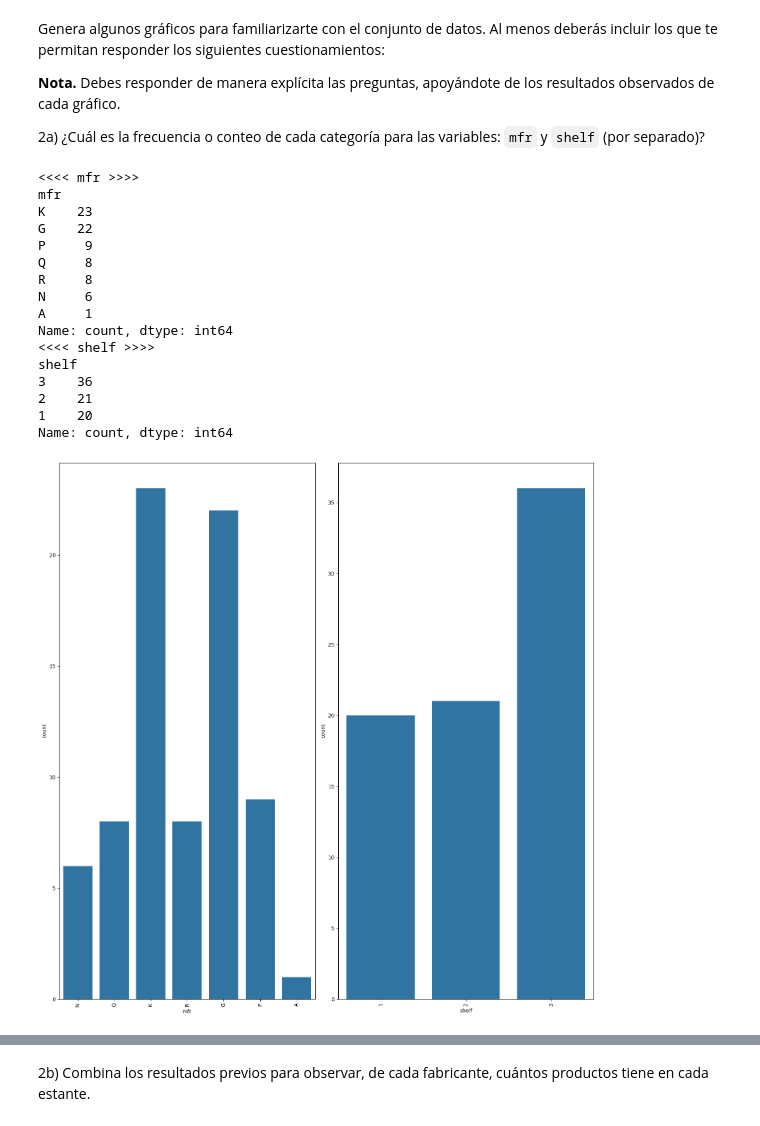
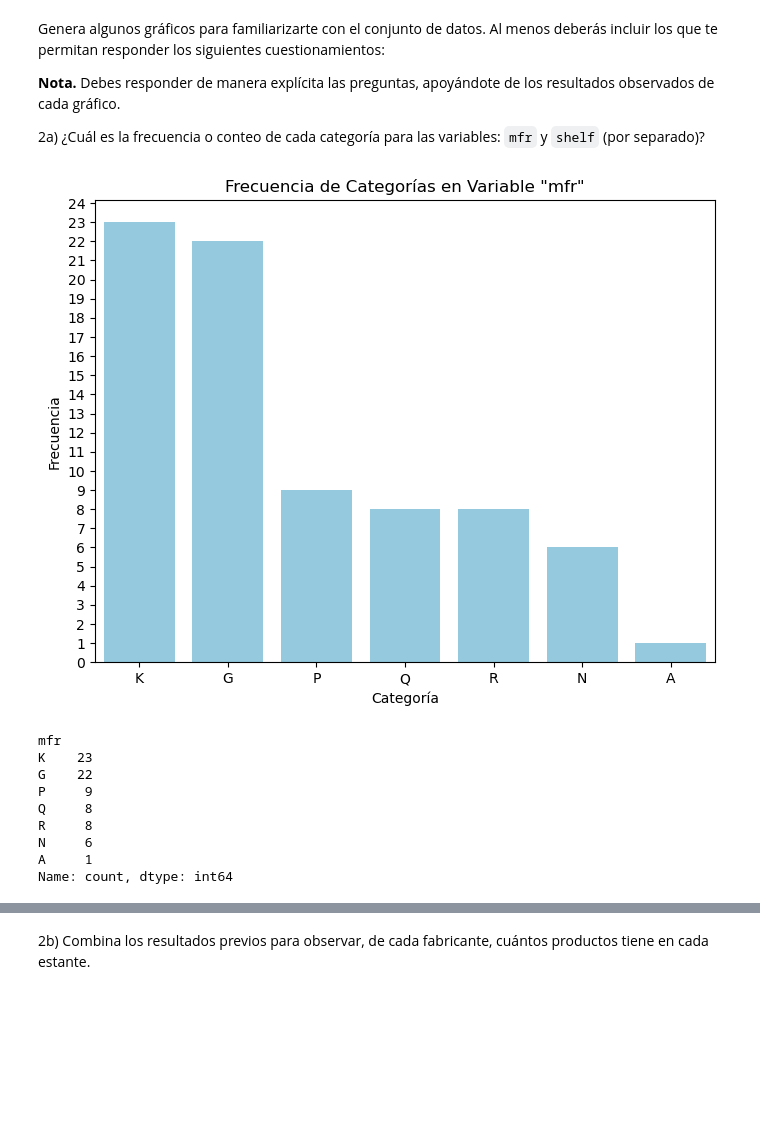
Before and after one commit to gparedesg/repo-equipo-1, a Jupyter notebook: Actividad7PCA.ipynb, the cells around one changed output, grey strips where cells are left out. Saved outputs shown, nothing was run; the diff lists cells and outputs as text; code cells hidden in the pictures; blank space fills up the shorter version.

```diff
--- a/Actividad7PCA.ipynb
+++ b/Actividad7PCA.ipynb
@@ -110,19 +107,0 @@ def countVariableValues(df,columns):
-# %%
-countVariableValues(cereals_df,['mfr', 'shelf'])
-# %% [output]
-<<<< mfr >>>>
-mfr
-K    23
-G    22
-P     9
-Q     8
-R     8
-N     6
-A     1
-Name: count, dtype: int64
-<<<< shelf >>>>
-shelf
-3    36
-2    21
-1    20
-Name: count, dtype: int64
@@ -137,4 +108,33 @@ def graphCountplot(df, columns):
-# %%
-graphCountplot(cereals_df, ['mfr', 'shelf'])
-# %% [output]
-[figure, removed]
+# %%
+# Frecuencia de cada categoría en la variable "mfr".
+frecuencia_mfr = cereals_df['mfr'].value_counts()
+
+# Configuración de gráfico.
+plt.figure(figsize = (8, 6))
+sns.barplot(x = frecuencia_mfr.index, y = frecuencia_mfr, color = 'skyblue')
+
+# Etiquetas
+plt.title('Frecuencia de Categorías en Variable "mfr"')
+plt.xlabel('Categoría')
+plt.ylabel('Frecuencia')
+
+# Ajuste de valores de ejes.
+ax = plt.gca()
+ax.yaxis.set_major_locator(MultipleLocator(1))
+
+# Mostrar gráfica.
+plt.show()
+
+# Resultados
+print(frecuencia_mfr)
+# %% [output]
+[figure, added]
+mfr
+K    23
+G    22
+P     9
+Q     8
+R     8
+N     6
+A     1
+Name: count, dtype: int64
```
Also changed, not shown: parts of 56 cells of this notebook.
